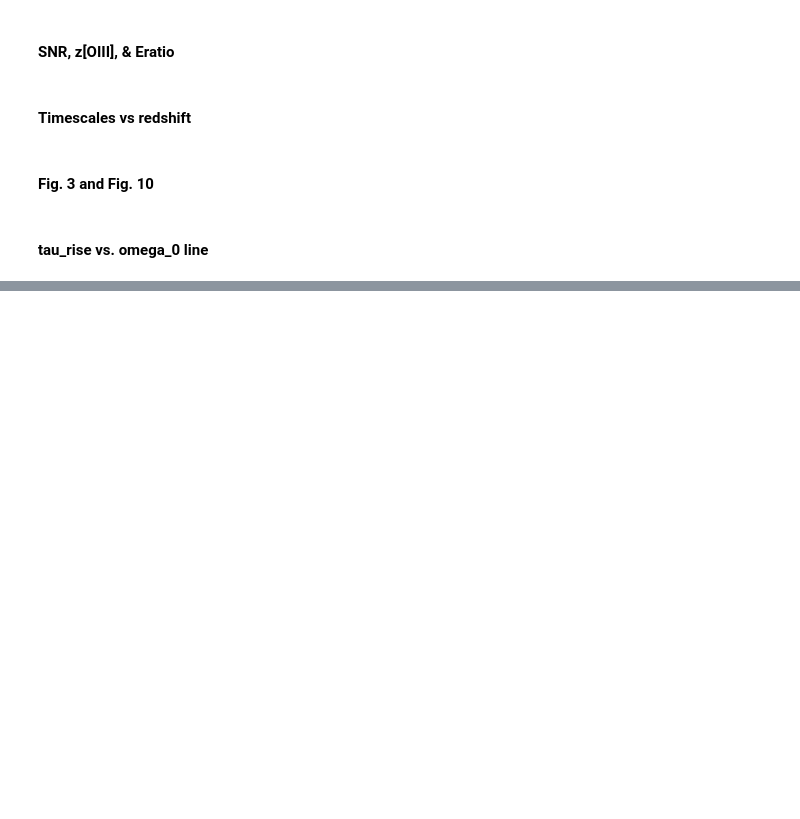
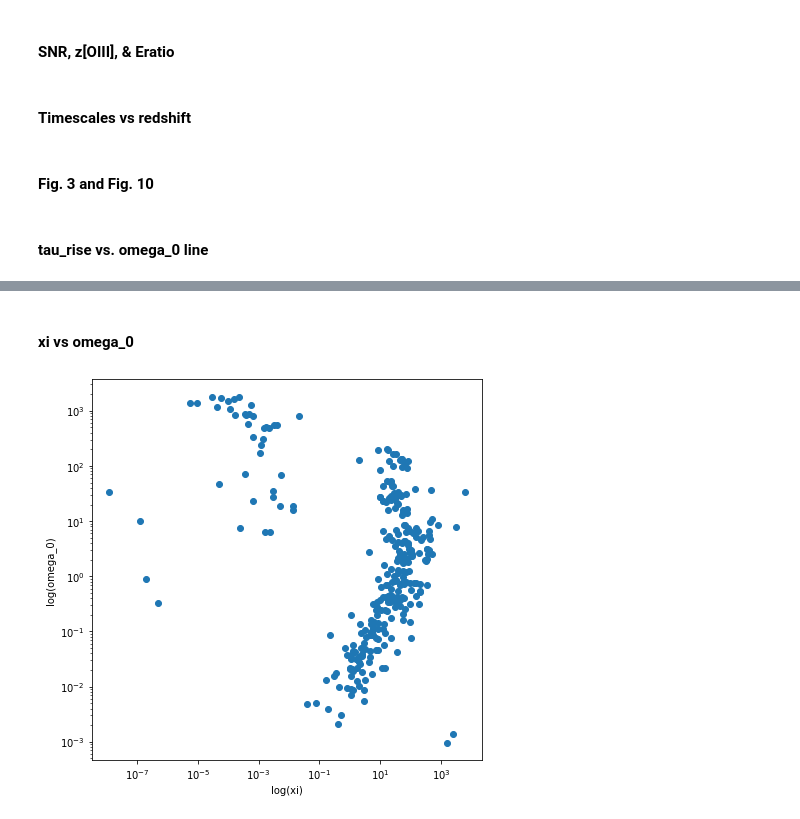
Before and after one commit to TrickyArmyMan/astro-research, a Jupyter notebook: JupyterLab/agn_figures.ipynb, the cells around one changed output, grey strips where cells are left out. Drawn from its saved outputs; the diff is of its cells as text; code cells hidden in the pictures; blank space fills up the shorter version.

```diff
--- a/JupyterLab/agn_figures.ipynb
+++ b/JupyterLab/agn_figures.ipynb
@@ -615,0 +651,14 @@ plt.savefig('tau_rise_vs_omega_0.png')
+# %% [markdown]
+#### xi vs omega_0
+# %%
+fig, ax = plt.subplots(figsize=(7,7))
+
+ax.scatter(data=agn_dataframe, x='xi', y='omega_0')
+ax.set_xscale('log')
+ax.set_yscale('log')
+ax.set_xlabel('log(xi)')
+ax.set_ylabel('log(omega_0)')
+
+plt.savefig('xi_vs_omega_0.png')
+# %% [output]
+[figure, added]
```
Also changed, not shown: parts of 9 cells of this notebook, 3 other files.
